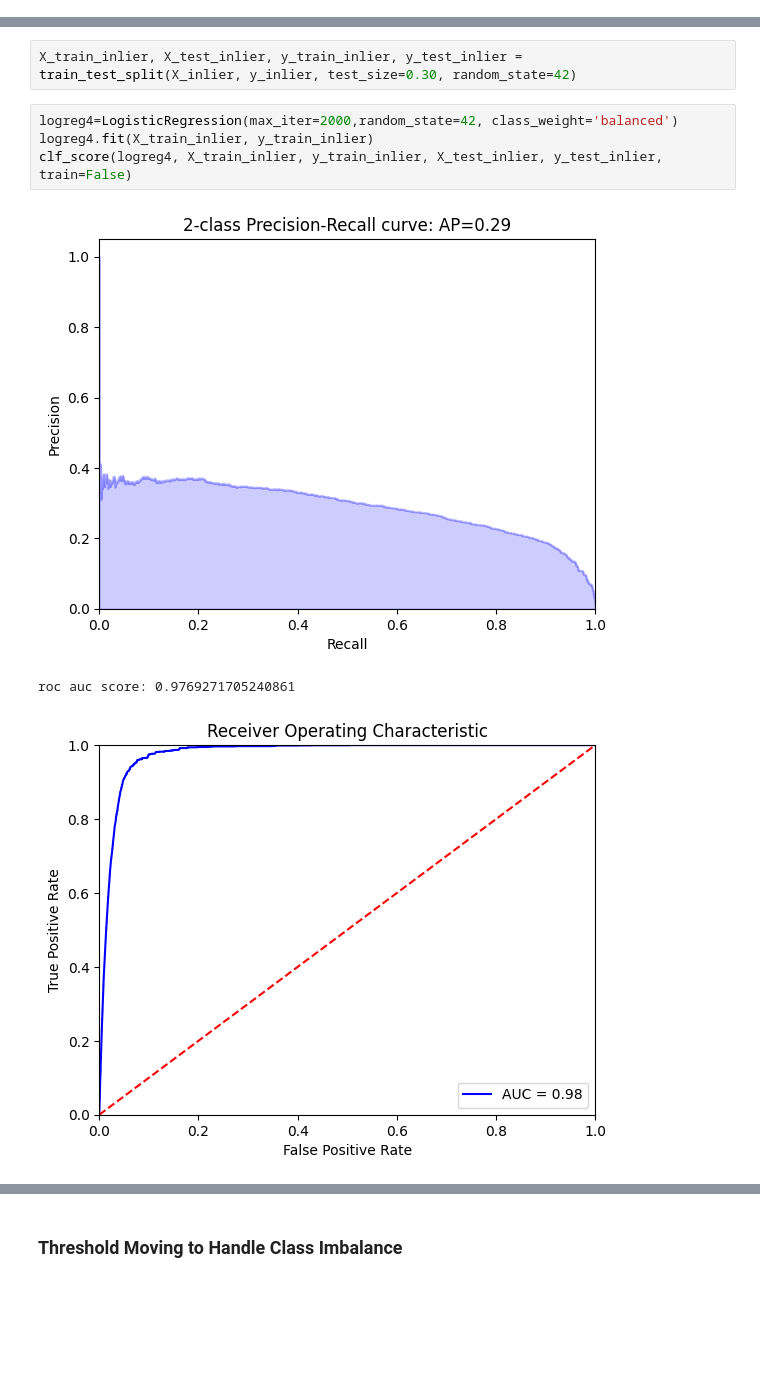
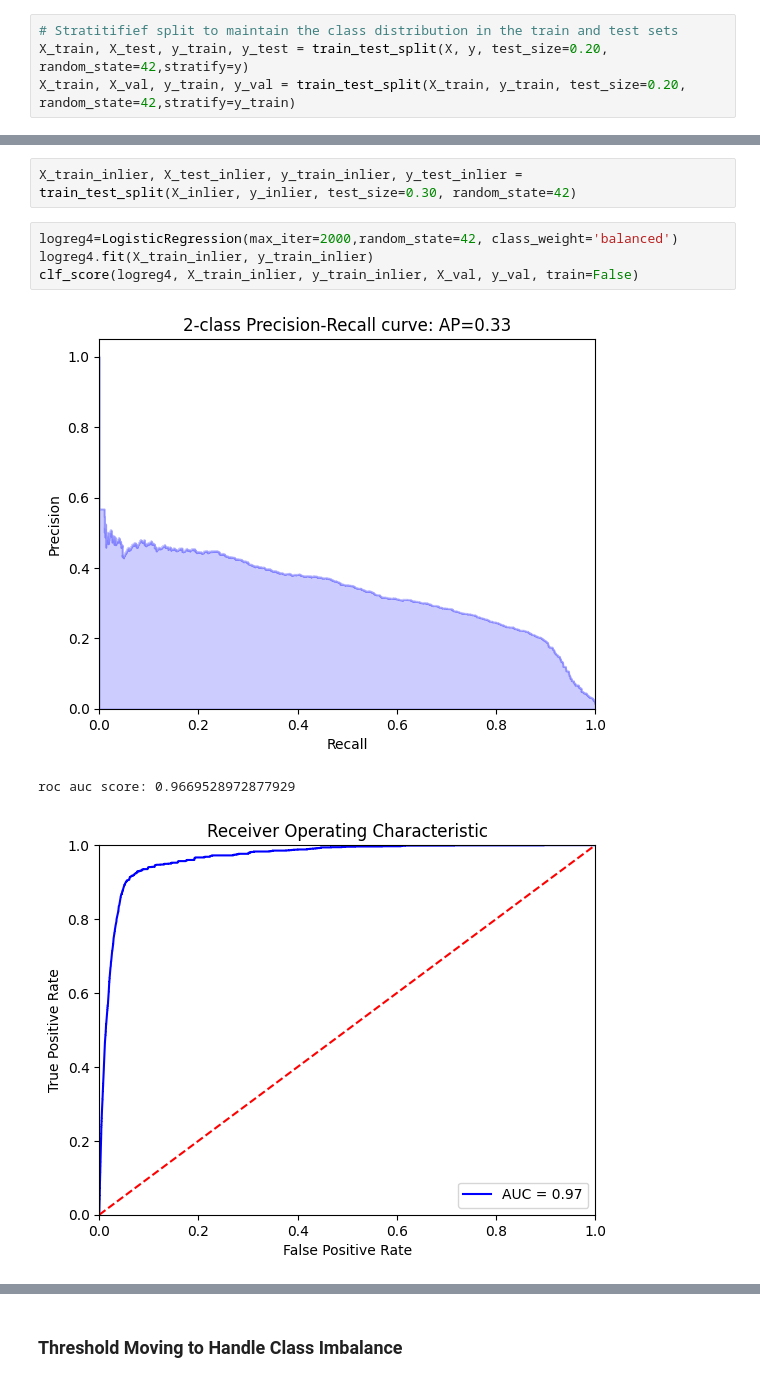
Before and after one commit to McGill-MMA-EnterpriseAnalytics/Revenue-Radar, a Jupyter notebook: Data Scientist-Conversion/Conversion_Prediction.ipynb, the cells around one changed output, grey strips where cells are left out. Saved outputs shown, nothing was run; the diff lists cells and outputs as text; blank space fills up the shorter version.

```diff
--- a/Data Scientist-Conversion/Conversion_Prediction.ipynb
+++ b/Data Scientist-Conversion/Conversion_Prediction.ipynb
@@ -176,3 +176,7 @@ X_train, X_test, y_train, y_test = train_test_split(X, y, test_size=0.30, random
+# %%
+# Stratitifief split to maintain the class distribution in the train and test sets
+X_train, X_test, y_train, y_test = train_test_split(X, y, test_size=0.20, random_state=42,stratify=y)
+X_train, X_val, y_train, y_val = train_test_split(X_train, y_train, test_size=0.20, random_state=42,stratify=y_train)
 # %%
 def plot_roc_curve(fpr, tpr, roc_auc):
     plt.title('Receiver Operating Characteristic')
@@ -386,11 +390,11 @@ X_train_inlier, X_test_inlier, y_train_inlier, y_test_inlier = train_test_split(
 # %%
 logreg4=LogisticRegression(max_iter=2000,random_state=42, class_weight='balanced')
 logreg4.fit(X_train_inlier, y_train_inlier)
-clf_score(logreg4, X_train_inlier, y_train_inlier, X_test_inlier, y_test_inlier, train=False)
+clf_score(logreg4, X_train_inlier, y_train_inlier, X_val, y_val, train=False)
 # %% [output]
-[figure, old version]
+[figure, new version]
-roc auc score: 0.9769271705240861
+roc auc score: 0.9669528972877929
-[figure, old version]
+[figure, new version]
 Classification Report:
                precision    recall  f1-score   support
 
```
Also changed, not shown: parts of 32 cells of this notebook.
